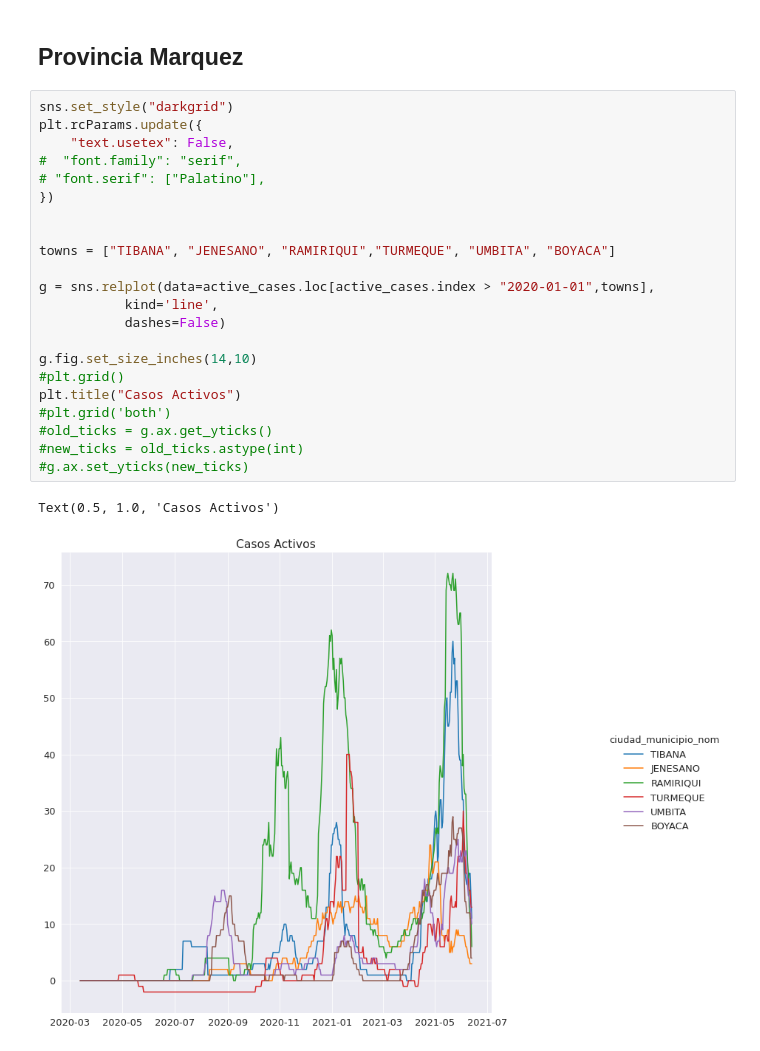
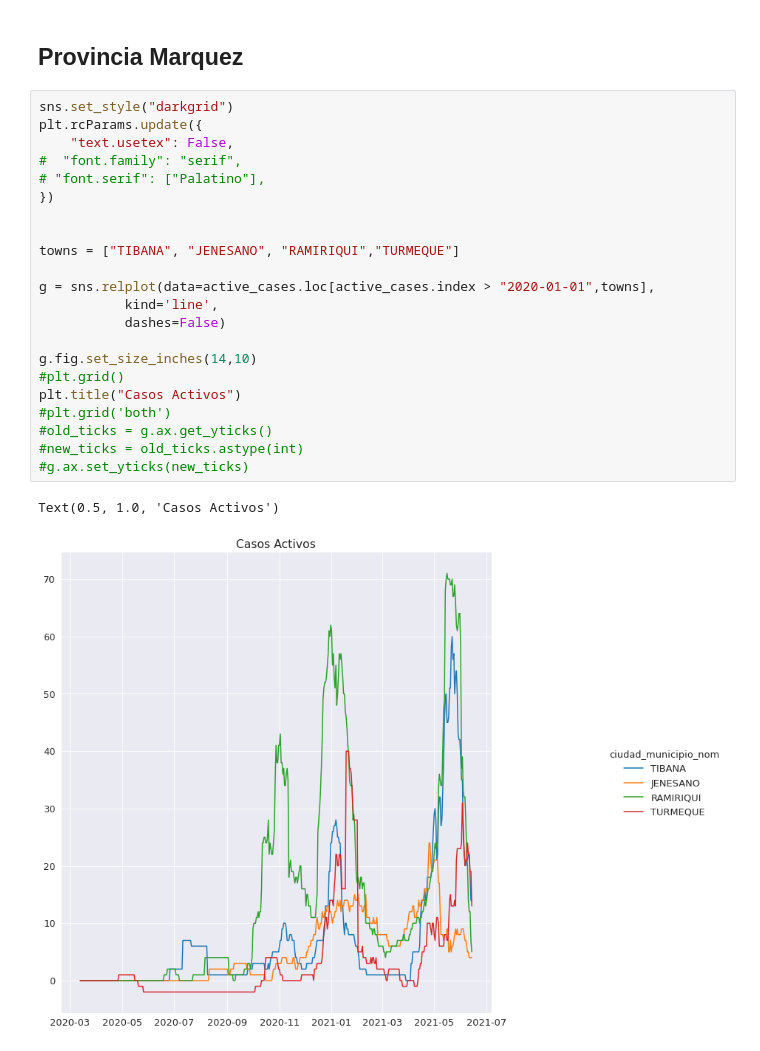
Before and after one commit to JC-AlfonsoR/covid_data_col, a Jupyter notebook: graphics.ipynb, the cells around one changed output. Saved outputs shown, nothing was run; the diff lists cells and outputs as text.

```diff
--- a/graphics.ipynb
+++ b/graphics.ipynb
@@ -515,28 +516,28 @@ active_cases = r_cum_new_cases - r_cum_rec - r_cum_pa
 # %%
 sns.set_style("darkgrid")
 plt.rcParams.update({
     "text.usetex": False,
 #  "font.family": "serif",
 # "font.serif": ["Palatino"],
 })
 
 
-towns = ["TIBANA", "JENESANO", "RAMIRIQUI","TURMEQUE", "UMBITA", "BOYACA"]
+towns = ["TIBANA", "JENESANO", "RAMIRIQUI","TURMEQUE"]
 
 g = sns.relplot(data=active_cases.loc[active_cases.index > "2020-01-01",towns],
            kind='line',
            dashes=False)
 
 g.fig.set_size_inches(14,10)
 #plt.grid()
 plt.title("Casos Activos")
 #plt.grid('both')
 #old_ticks = g.ax.get_yticks()
 #new_ticks = old_ticks.astype(int)
 #g.ax.set_yticks(new_ticks)
 # %% [output]
 Text(0.5, 1.0, 'Casos Activos')
-[figure, old version]
+[figure, new version]
 # %% [markdown]
 # To Fix
 * Last item of time series and reported active cases do not match by a small count
```
Also changed, not shown: parts of 22 cells of this notebook, 1 other file.
